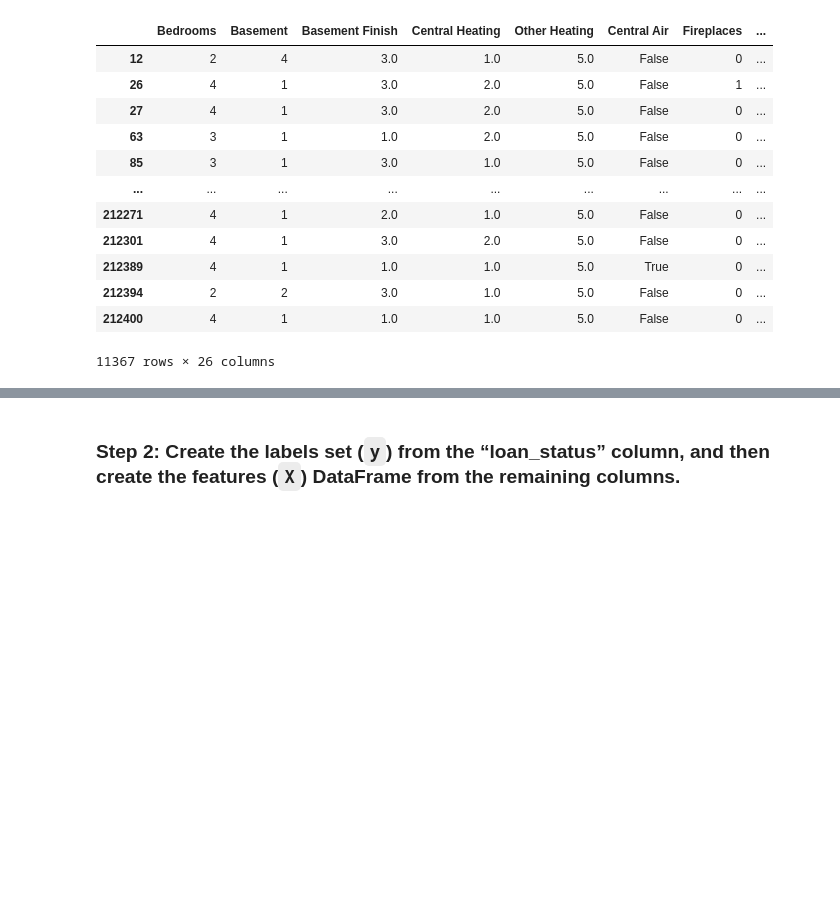
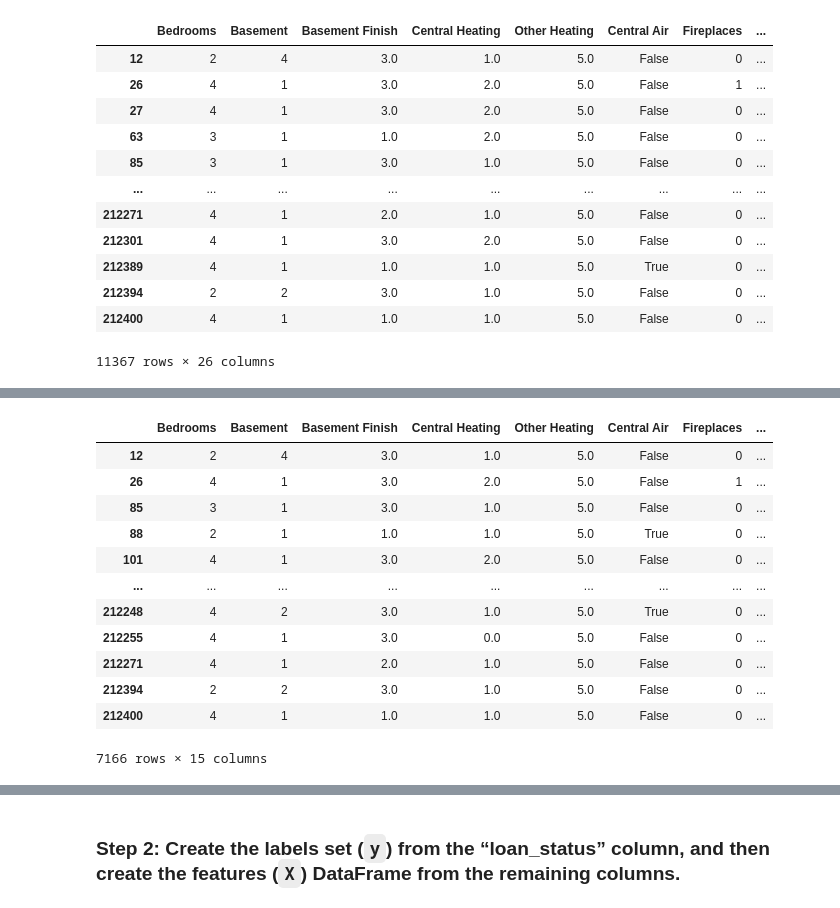
Before and after one commit to kelcigriffin/Project4-MachineLearning, a Jupyter notebook: Kelci Random Forest2.ipynb, the cells around one changed output, grey strips where cells are left out. Drawn from its saved outputs; the diff is of its cells as text; code cells hidden in the pictures; blank space fills up the shorter version.

```diff
--- a/Kelci Random Forest2.ipynb
+++ b/Kelci Random Forest2.ipynb
@@ -33,7 +33,7 @@ df_analysis
 11367 rows × 57 columns
 # %%
 # Remove columns not necessary for analysis
-df_analysis = df_analysis.drop(columns=['Town and Neighborhood', 'pin', 'Property Address', 'Sale Year', 'township_name',
+df_analysis = df_analysis.drop(columns=['Town and Neighborhood', 'pin', 'Property Address', 'Sale Year',
                                         'property_city', 'property_state'])
 # %%
 # Drop any additional columns here
@@ -84,5 +87,20 @@ Number of NaN values: 0
 # %%
 # Get rid of outlier sale prices
-#df_analysis = df_analysis.drop(df_analysis[df_analysis['Sale Price'] <= 1000].index)
+df_analysis = df_analysis.drop(df_analysis[df_analysis['Sale Price'] <= 1000].index)
 #df_analysis = df_analysis.drop(df_analysis[df_analysis['Sale Price'] == 0].index)
-#
+pd.set_option('display.max_columns', None)
+df_analysis
+# %% [output]
+|  | Bedrooms | Basement | Basement Finish | Central Heating | Other Heating | Central Air | Fireplaces | ... |
+| 12 | 2 | 4 | 3.0 | 1.0 | 5.0 | False | 0 | ... |
+| 26 | 4 | 1 | 3.0 | 2.0 | 5.0 | False | 1 | ... |
+| 85 | 3 | 1 | 3.0 | 1.0 | 5.0 | False | 0 | ... |
+| 88 | 2 | 1 | 1.0 | 1.0 | 5.0 | True | 0 | ... |
+| 101 | 4 | 1 | 3.0 | 2.0 | 5.0 | False | 0 | ... |
+| ... | ... | ... | ... | ... | ... | ... | ... | ... |
+| 212248 | 4 | 2 | 3.0 | 1.0 | 5.0 | True | 0 | ... |
+| 212255 | 4 | 1 | 3.0 | 0.0 | 5.0 | False | 0 | ... |
+| 212271 | 4 | 1 | 2.0 | 1.0 | 5.0 | False | 0 | ... |
+| 212394 | 2 | 2 | 3.0 | 1.0 | 5.0 | False | 0 | ... |
+| 212400 | 4 | 1 | 1.0 | 1.0 | 5.0 | False | 0 | ... |
+7166 rows × 15 columns
```
Also changed, not shown: parts of 20 cells of this notebook.
